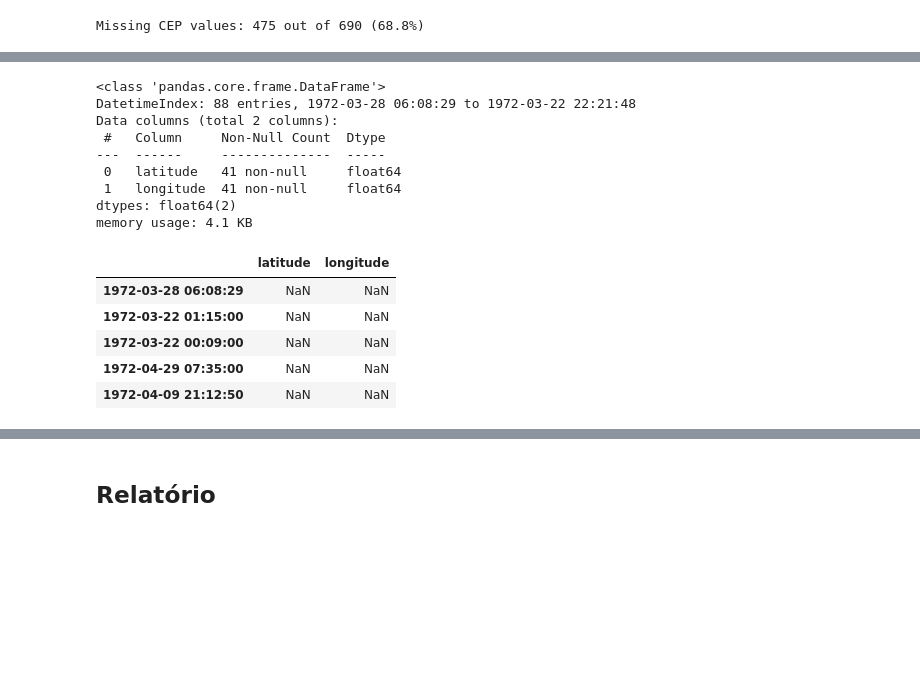
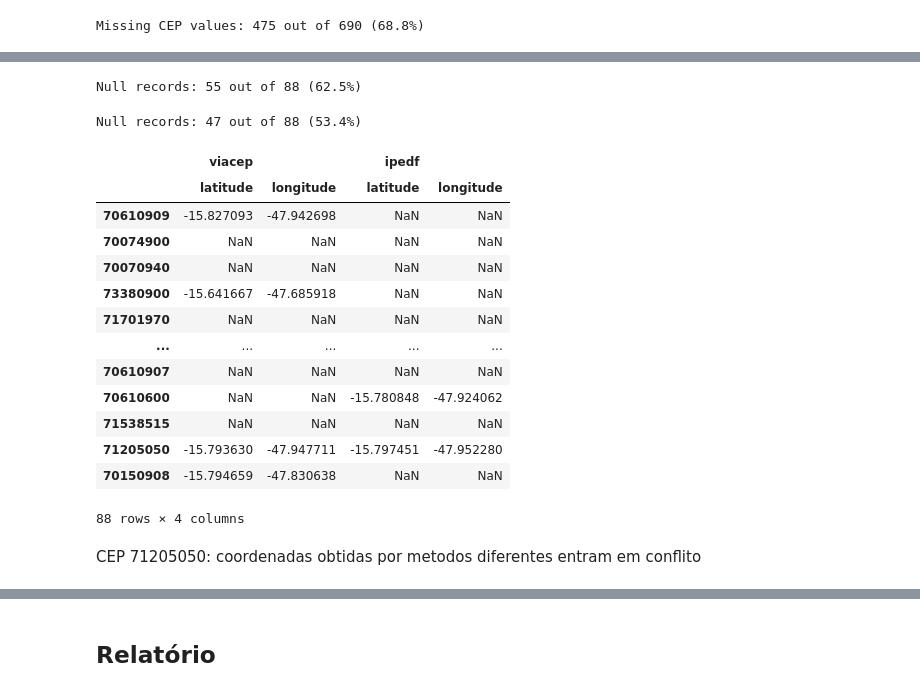
Before and after one commit to noah-art3mis/takehome-lablivre-analysis, a Jupyter notebook: relatorio_lablivre.ipynb, the cells around one changed output, grey strips where cells are left out. Drawn from its saved outputs; the diff is of its cells as text; code cells hidden in the pictures; blank space fills up the shorter version.

```diff
--- a/relatorio_lablivre.ipynb
+++ b/relatorio_lablivre.ipynb
@@ -1382,21 +1361,41 @@ memory usage: 4.1 KB
-# %%
-df_ipedf = pd.read_json("data/cep_coords_ipedf.json").T
-df_ipedf.columns = ["latitude", "longitude"]
-df_ipedf.info()
-df_ipedf.head()
-# %% [output]
-<class 'pandas.core.frame.DataFrame'>
-DatetimeIndex: 88 entries, 1972-03-28 06:08:29 to 1972-03-22 22:21:48
-Data columns (total 2 columns):
- #   Column     Non-Null Count  Dtype
----  ------     --------------  -----
- 0   latitude   41 non-null     float64
- 1   longitude  41 non-null     float64
-dtypes: float64(2)
-memory usage: 4.1 KB
-|  | latitude | longitude |
-| 1972-03-28 06:08:29 | NaN | NaN |
-| 1972-03-22 01:15:00 | NaN | NaN |
-| 1972-03-22 00:09:00 | NaN | NaN |
-| 1972-04-29 07:35:00 | NaN | NaN |
-| 1972-04-09 21:12:50 | NaN | NaN |
+# %%
+# avoids pandas assuming cep is a date
+with open("data/cep_coords_viacep.json") as f:
+    data = json.load(f)
+df_viacep = pd.DataFrame.from_dict(data, orient="index")
+df_viacep.columns = ["latitude", "longitude"]
+print(
+    f"Null records: {df_viacep['latitude'].isna().sum()} out of {len(df_viacep)} ({df_viacep['latitude'].isna().sum()/len(df_viacep):.1%})"
+)
+# %% [output]
+Null records: 55 out of 88 (62.5%)
+# %%
+# avoids pandas assuming cep is a date
+with open("data/cep_coords_ipedf.json") as f:
+    data = json.load(f)
+df_ipedf = pd.DataFrame.from_dict(data, orient="index")
+df_ipedf.columns = ["latitude", "longitude"]
+print(
+    f"Null records: {df_ipedf['latitude'].isna().sum()} out of {len(df_ipedf)} ({df_ipedf['latitude'].isna().sum()/len(df_ipedf):.1%})"
+)
+# %% [output]
+Null records: 47 out of 88 (53.4%)
+# %%
+pd.concat([df_viacep, df_ipedf], axis=1, keys=["viacep", "ipedf"])
+# %% [output]
+|  | viacep |  | ipedf |  |
+|  | latitude | longitude | latitude | longitude |
+| 70610909 | -15.827093 | -47.942698 | NaN | NaN |
+| 70074900 | NaN | NaN | NaN | NaN |
+| 70070940 | NaN | NaN | NaN | NaN |
+| 73380900 | -15.641667 | -47.685918 | NaN | NaN |
+| 71701970 | NaN | NaN | NaN | NaN |
+| ... | ... | ... | ... | ... |
+| 70610907 | NaN | NaN | NaN | NaN |
+| 70610600 | NaN | NaN | -15.780848 | -47.924062 |
+| 71538515 | NaN | NaN | NaN | NaN |
+| 71205050 | -15.793630 | -47.947711 | -15.797451 | -47.952280 |
+| 70150908 | -15.794659 | -47.830638 | NaN | NaN |
+88 rows × 4 columns
+# %% [markdown]
+CEP 71205050: coordenadas obtidas por metodos diferentes entram em conflito
```
Also changed, not shown: parts of 6 cells of this notebook, 3 other files.
